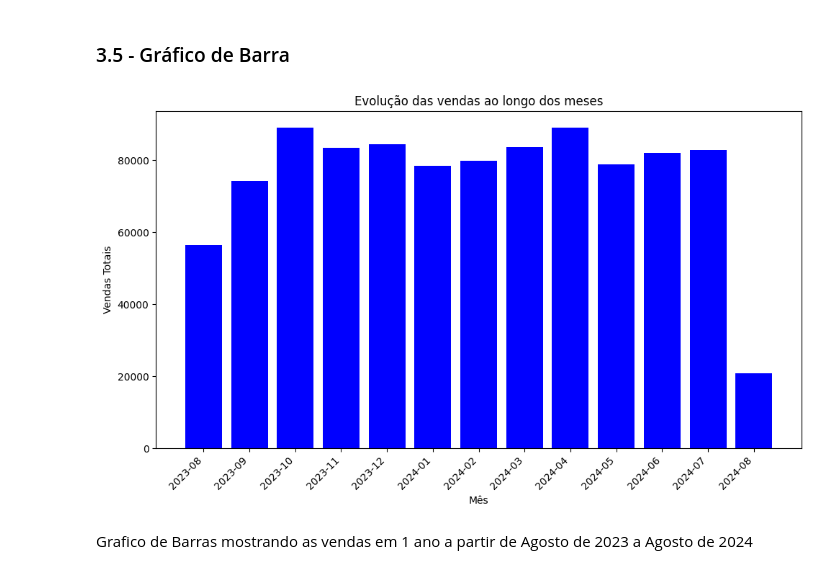
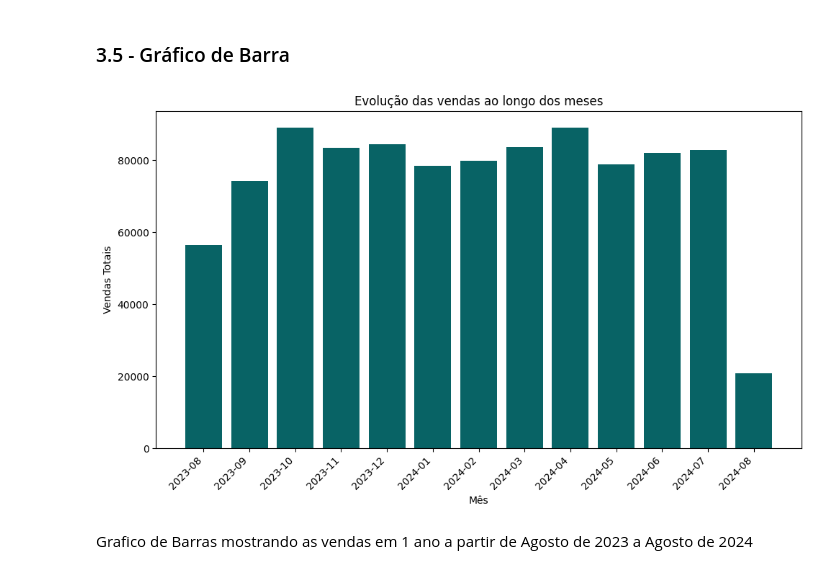
Before and after one commit to rianss12/Desafio-senhasegura, a Jupyter notebook: desafioj.ipynb, the cells around one changed output. Cells and saved outputs as stored; diff of their text form; code cells hidden in the pictures.

```diff
--- a/desafioj.ipynb
+++ b/desafioj.ipynb
@@ -204,22 +204,22 @@ Curitiba é a cidade com a maior quantidade de compras
 # %%
 # Ordenar os dados por ano e mês
 vendas_por_mes_ordenado = dict(sorted(vendas_por_mes.items(), key=lambda x: (x[0][0], x[0][1])))
 
 # Preparar os rótulos e valores para o gráfico
 meses_ordenados = [f"{ano}-{mes:02d}" for ano, mes in vendas_por_mes_ordenado.keys()]
 valores_ordenados = vendas_por_mes_ordenado.values()
 
 # Criar gráfico de barras ordenado corretamente
 plt.figure(figsize=(10, 6))
-plt.bar(meses_ordenados, valores_ordenados, color='blue')
+plt.bar(meses_ordenados, valores_ordenados, color=color1)
 plt.xlabel('Mês')
 plt.ylabel('Vendas Totais')
 plt.title('Evolução das vendas ao longo dos meses')
 plt.xticks(rotation=45, ha='right')
 plt.tight_layout()
 plt.show()
 # %% [output]
-[figure, old version]
+[figure, new version]
 # %% [markdown]
 Grafico de Barras mostrando as vendas em 1 ano a partir de Agosto de 2023 a Agosto de 2024
 # %% [markdown]
```
